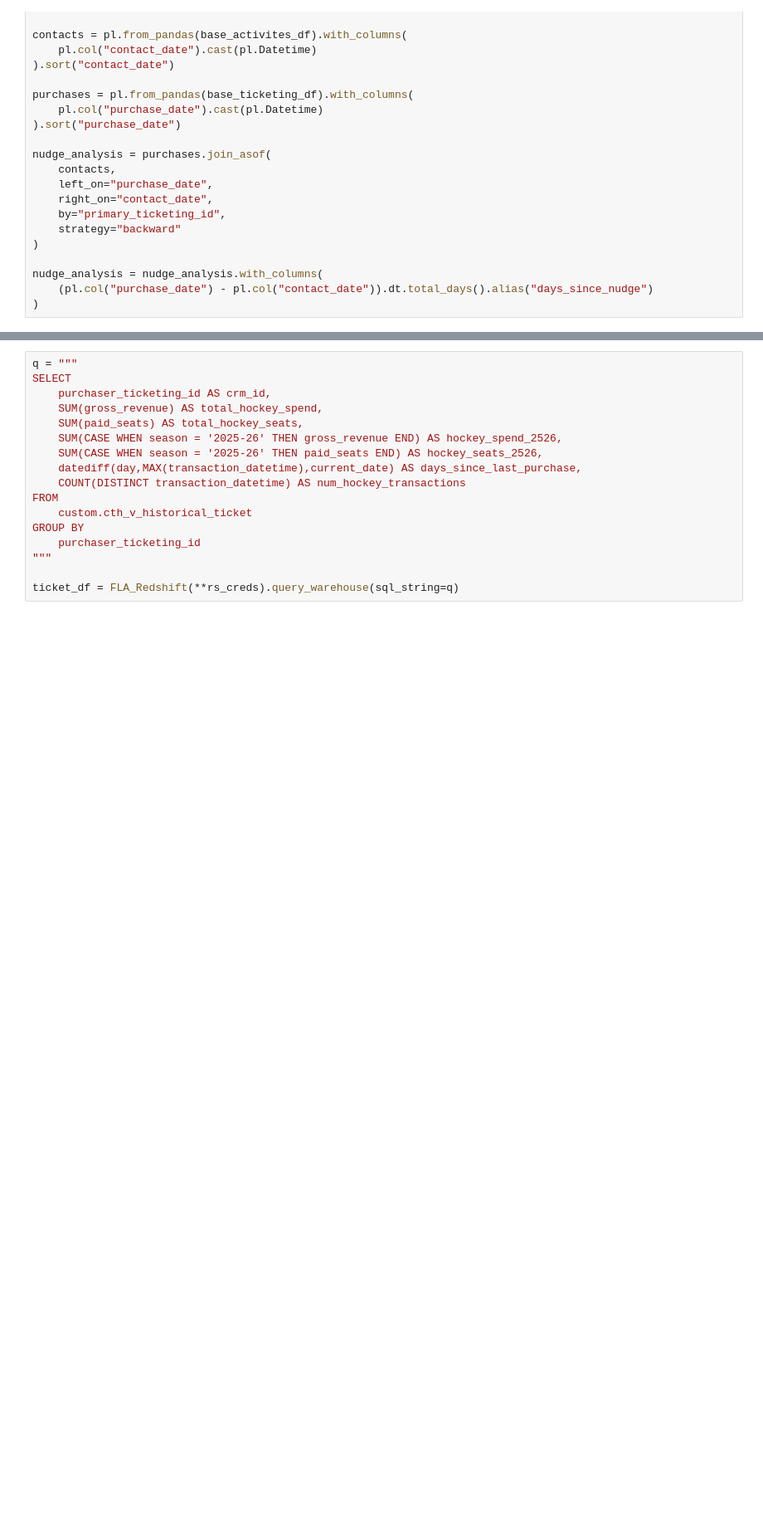
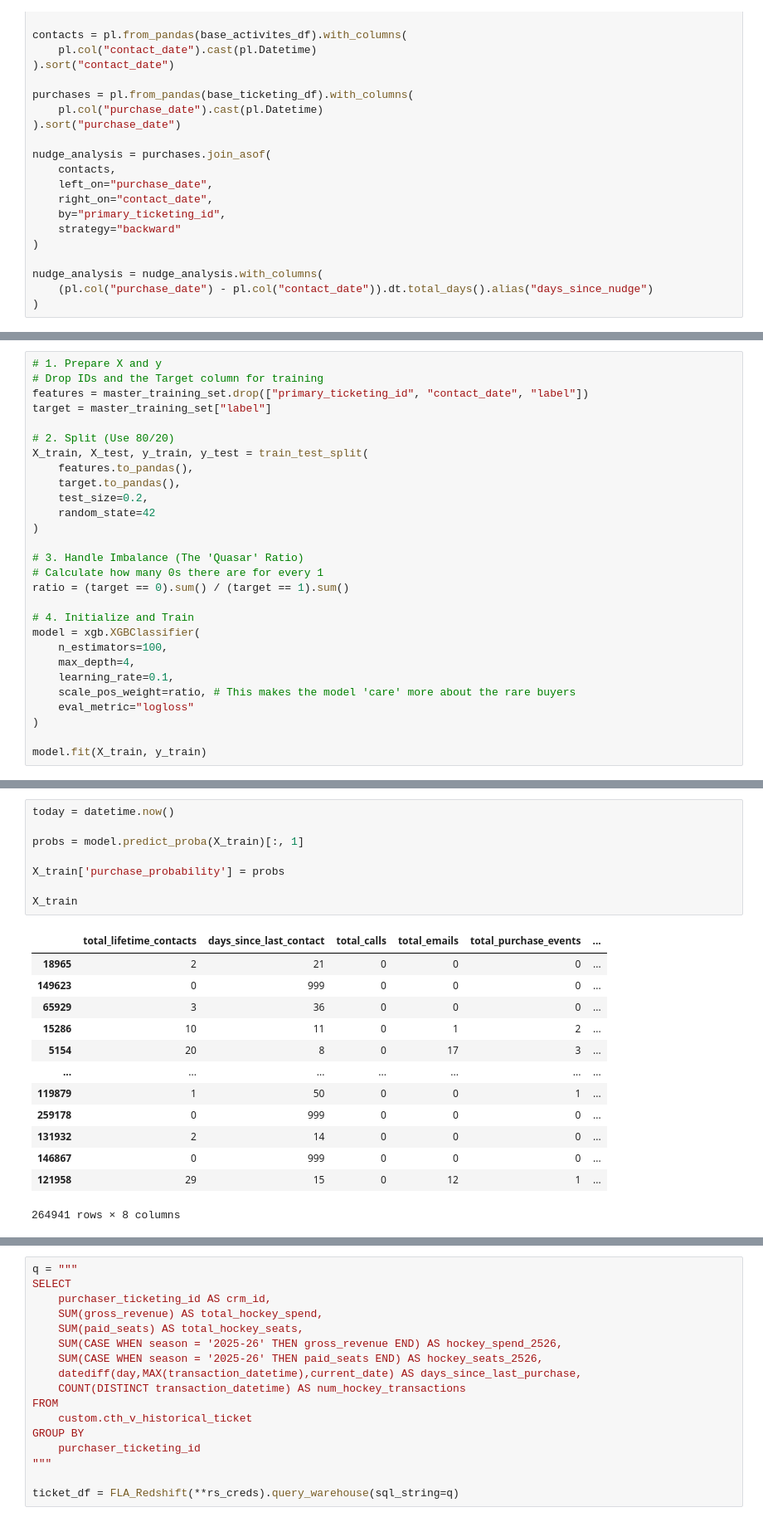
Before and after one commit to riffere-fla/pandas_party, a Jupyter notebook: lead_scoring.ipynb, the cells around one changed output, grey strips where cells are left out. Shown at 83% size. Drawn from its saved outputs; the diff is of its cells as text; blank space fills up the shorter version.

```diff
--- a/lead_scoring.ipynb
+++ b/lead_scoring.ipynb
@@ -215,0 +250,28 @@ AttributeError: 'Expr' object has no attribute 'offset_by'
+# %%
+# 1. Prepare X and y
+# Drop IDs and the Target column for training
+features = master_training_set.drop(["primary_ticketing_id", "contact_date", "label"])
+target = master_training_set["label"]
+
+# 2. Split (Use 80/20)
+X_train, X_test, y_train, y_test = train_test_split(
+    features.to_pandas(),
+    target.to_pandas(),
+    test_size=0.2,
+    random_state=42
+)
+
+# 3. Handle Imbalance (The 'Quasar' Ratio)
+# Calculate how many 0s there are for every 1
+ratio = (target == 0).sum() / (target == 1).sum()
+
+# 4. Initialize and Train
+model = xgb.XGBClassifier(
+    n_estimators=100,
+    max_depth=4,
+    learning_rate=0.1,
+    scale_pos_weight=ratio, # This makes the model 'care' more about the rare buyers
+    eval_metric="logloss"
+)
+
+model.fit(X_train, y_train)
@@ -215,0 +291,22 @@ AttributeError: 'Expr' object has no attribute 'offset_by'
+# %%
+today = datetime.now()
+
+probs = model.predict_proba(X_train)[:, 1]
+
+X_train['purchase_probability'] = probs
+
+X_train
+# %% [output]
+|  | total_lifetime_contacts | days_since_last_contact | total_calls | total_emails | total_purchase_events | ... |
+| 18965 | 2 | 21 | 0 | 0 | 0 | ... |
+| 149623 | 0 | 999 | 0 | 0 | 0 | ... |
+| 65929 | 3 | 36 | 0 | 0 | 0 | ... |
+| 15286 | 10 | 11 | 0 | 1 | 2 | ... |
+| 5154 | 20 | 8 | 0 | 17 | 3 | ... |
+| ... | ... | ... | ... | ... | ... | ... |
+| 119879 | 1 | 50 | 0 | 0 | 1 | ... |
+| 259178 | 0 | 999 | 0 | 0 | 0 | ... |
+| 131932 | 2 | 14 | 0 | 0 | 0 | ... |
+| 146867 | 0 | 999 | 0 | 0 | 0 | ... |
+| 121958 | 29 | 15 | 0 | 12 | 1 | ... |
+264941 rows × 8 columns
```
Also changed, not shown: parts of 7 cells of this notebook.
